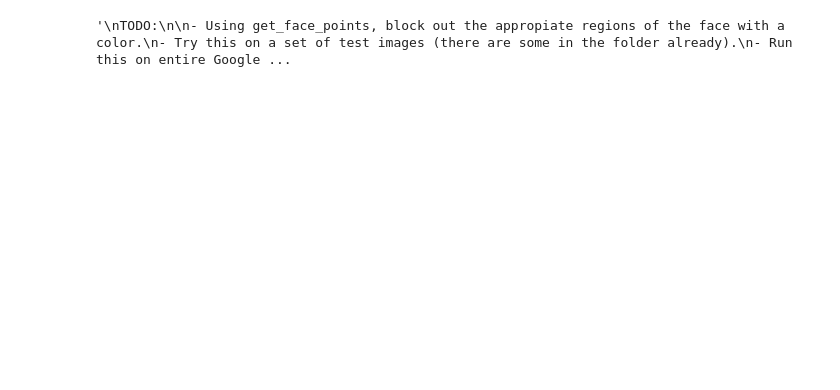
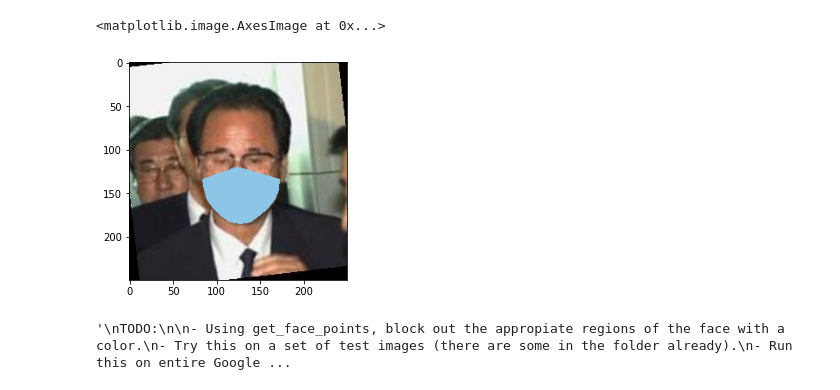
Before and after one commit to rebyu/masked-emotions, a Jupyter notebook: data_processing/Data-Preproccessing.ipynb, the cells around one changed output. Cells and saved outputs as stored; diff of their text form; code cells hidden in the pictures; blank space fills up the shorter version.

Commit message:
draw mask on faces

```diff
--- a/data_processing/Data-Preproccessing.ipynb
+++ b/data_processing/Data-Preproccessing.ipynb
@@ -82,3 +92,19 @@ plt.imshow(out_img, cmap='gray')
+# %%
+# Get mask indices
+mask_idxs = list([x + 2 for x in range(13)])
+mask_idxs.append(28)
+
+# Get mask coordinates
+np_points = np.array(points)[0]
+mask_pts = np.array([np_points[x] for x in mask_idxs]).astype(np.int32)
+mask_pts = mask_pts.reshape((-1, 1, 2))
+
+# Draw filled polygon on image
+masked_face = cv2.fillPoly(image, [mask_pts], (141,197,231))
+plt.imshow(masked_face)
+# %% [output]
+<matplotlib.image.AxesImage at 0x...>
+[figure, added]
 # %%
 """
 TODO:
```
Also changed, not shown: parts of 6 cells of this notebook.
